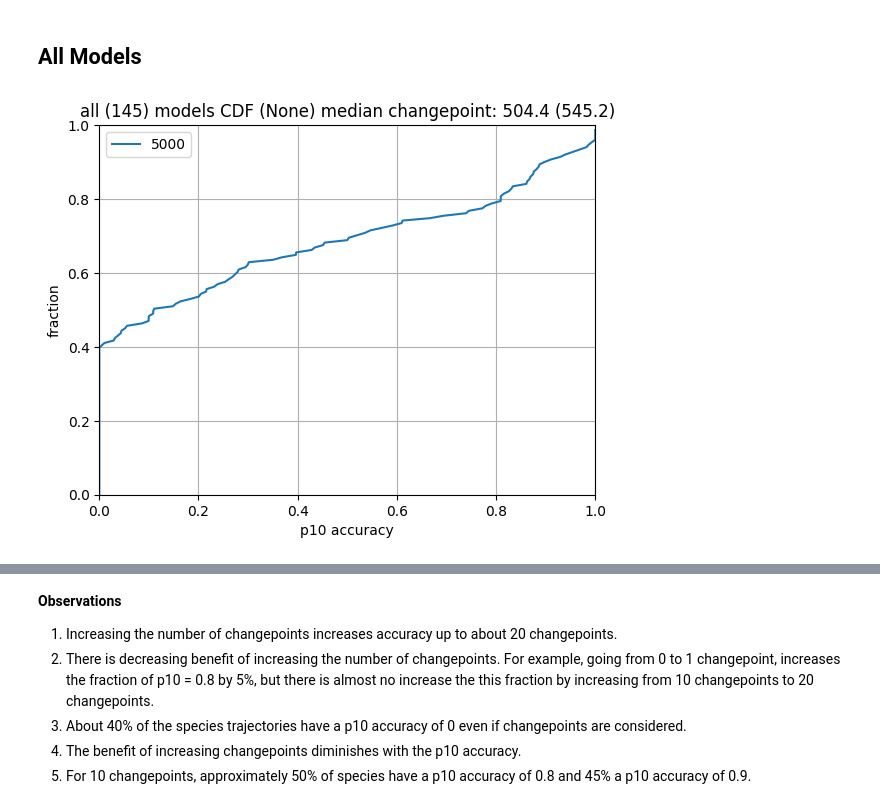
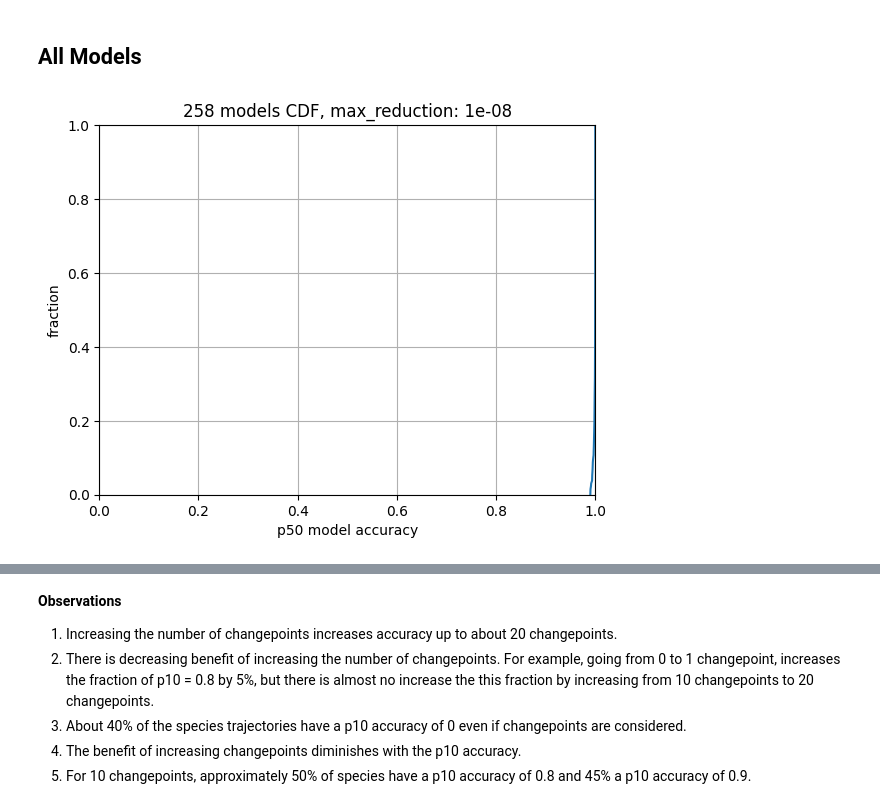
Before and after one commit to ModelEngineering/linearity_analysis, a Jupyter notebook: notebooks/piecewise_predictions.ipynb, the cells around one changed output, grey strips where cells are left out. Saved outputs shown, nothing was run; the diff lists cells and outputs as text; code cells hidden in the pictures.

```diff
--- a/notebooks/piecewise_predictions.ipynb
+++ b/notebooks/piecewise_predictions.ipynb
@@ -114,15 +114,16 @@ NONOSCILLATION_DF
 # %% [markdown]
 # Individual models
 # %%
-models =  [45, 278, 548, 551, 1045, 5, 42, 930]
-#models =  [5]
+models =  [278, 548, 551, 1045, 5, 42, 930]
+models =  [5]
 checker = CurationChecker()
 for model_num in models:
     if not checker.isCurated(model_num=model_num):
         print("*** Skipping model {model_num} because of curation.")
         continue
-    model = Model.makeBiomodel(model_num=model_num)
-    timecourse = Timecourse(model, num_point =100000)
+    #model = Model.makeBiomodel(model_num=model_num)
+    timecourse = TimecourseIterator.getTimecourse(model_num)
+    #timecourse = Timecourse(model, num_point =100000)
     df = timecourse.timecourse_df
     try:
         for changepoint_idx, max_changepoint in enumerate([5000]):
@@ -202,44 +203,53 @@ def plotCDF(coefficient_threshold: Optional[float] = None,
             max_fractional_reduction=max_fractional_reduction)
     else:
         #path = os.path.join(cn.DATA_DIR, f"piecewise_predictions_{coefficient_threshold}_noremoval.csv")
-        path = os.path.join(cn.DATA_DIR, f"piecewise_predictions.csv")
+        filename = "piecewise_predictions.csv"
+        filename = "piecewise_predictions__numpoint_100000__threshold_0.001__removal_1__maxreduction_0.003__manycp_1.csv"
+        filename = "piecewise_predictions__numpoint_100000__threshold_0.001__removal_1__maxreduction_1e-08__manycp_0.csv"
+        #filename = "piecewise_predictions__numpoint_100000__threshold_0.001__removal_1__maxreduction_0.001__manycp_0.csv"
+        #filename = "piecewise_predictions__numpoint_10000__threshold_0.001__removal_1__maxreduction_0.01__manycp_1.csv"
+        path = os.path.join(cn.DATA_DIR, filename)
         df = pd.read_csv(path)
 #    df["key"] = NONOSCILLATION_DF[cn.COL_SYSTEM_ID] + "_" + NONOSCILLATION_DF[cn.COL_SPECIES_NAME]
 #    if is_non_oscillating is not None:
 #        df["key"] = NONOSCILLATION_DF[cn.COL_SYSTEM_ID] + "_" + NONOSCILLATION_DF[cn.COL_SPECIES_NAME]
-#        #
+#        ##
 #        sel = df["key"].isin(NONOSCILLATION_DF["key"].unique())
 #        if is_non_oscillating:
 #            df = df[sel]
 #        else:
 #            df = df[~sel]
     #
     obs_max_changepoints = df["max_changepoint"].unique()
     sel = df[cn.COL_AGGREGATION_TYPE] == "model"
-    dct = {c: df[sel][col].to_numpy() for c in obs_max_changepoints}
+    sel = sel & (df[col] > 0.99)
+    sel = sel & (df["max_changepoint"] == 5000)
+    max_fractional_reduction = df[cn.COL_MAX_FRACTIONAL_REDUCTION].unique()[0]
+    dff = df[sel]
+    dct = {c: dff[col].to_numpy() for c in obs_max_changepoints}
     #dct = {c: getColumn(df, col=col, max_changepoint = c, is_species=is_species) for c in obs_max_changepoints}
     for key, value in dct.items():
         Score.plotCDFArray(value)
     ax = plt.gca()
-    ax.legend([str(c) for c in obs_max_changepoints])
-    ax.set_xlabel(col + " accuracy")
+    #ax.legend([str(c) for c in obs_max_changepoints])
+    ax.set_xlabel(col + " model accuracy")
     qualifier1 = "species" if is_species else "models"
-    model_length = len(df[cn.COL_SYSTEM_ID].unique())
-    species_length = len(df) - model_length
+    model_length = len(dff[cn.COL_SYSTEM_ID].unique())
+    species_length = len(dff) - model_length
     if is_species:
         length = species_length
     else:
         length = model_length
     if is_non_oscillating is None:
         qualifier2 = "all"
     else:
         qualifier2 = "non-oscillating" if is_non_oscillating else "oscillating"
-    mean_num_changepoint = round(df[cn.COL_NUM_CHANGEPOINT].mean(), 1)
-    std_num_changepoint = round(df[cn.COL_NUM_CHANGEPOINT].std(), 1)
-    ax.set_title(f"{qualifier2} ({length}) {qualifier1} CDF ({coefficient_threshold}) median changepoint: {mean_num_changepoint} ({std_num_changepoint})")
+    median_num_changepoint = round(dff[cn.COL_NUM_CHANGEPOINT].median(), 1)
+    std_num_changepoint = round(dff[cn.COL_NUM_CHANGEPOINT].std(), 1)
+    ax.set_title(f"{length} {qualifier1} CDF, max_reduction: {max_fractional_reduction}")
     #
-    return df
+    return dff
 
-DF = plotCDF(is_species=False)
+DF = plotCDF(is_species=False, col="p50")
 # %% [output]
-[figure, old version]
+[figure, new version]
```
Also changed, not shown: parts of 2 cells of this notebook, 2 other files.
